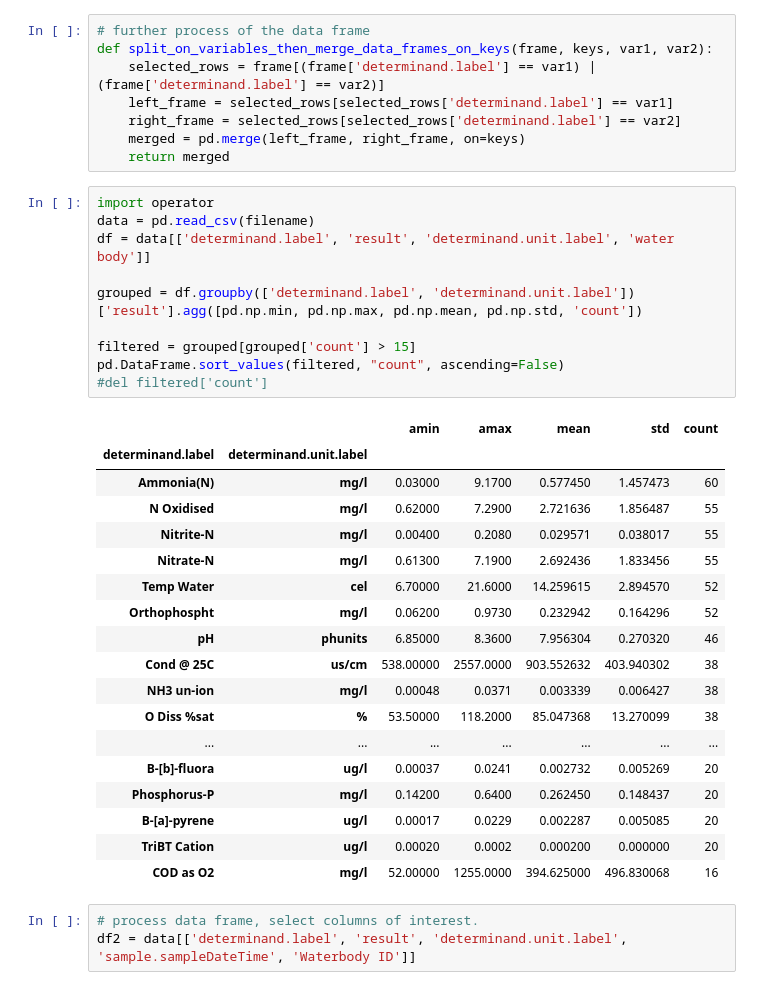
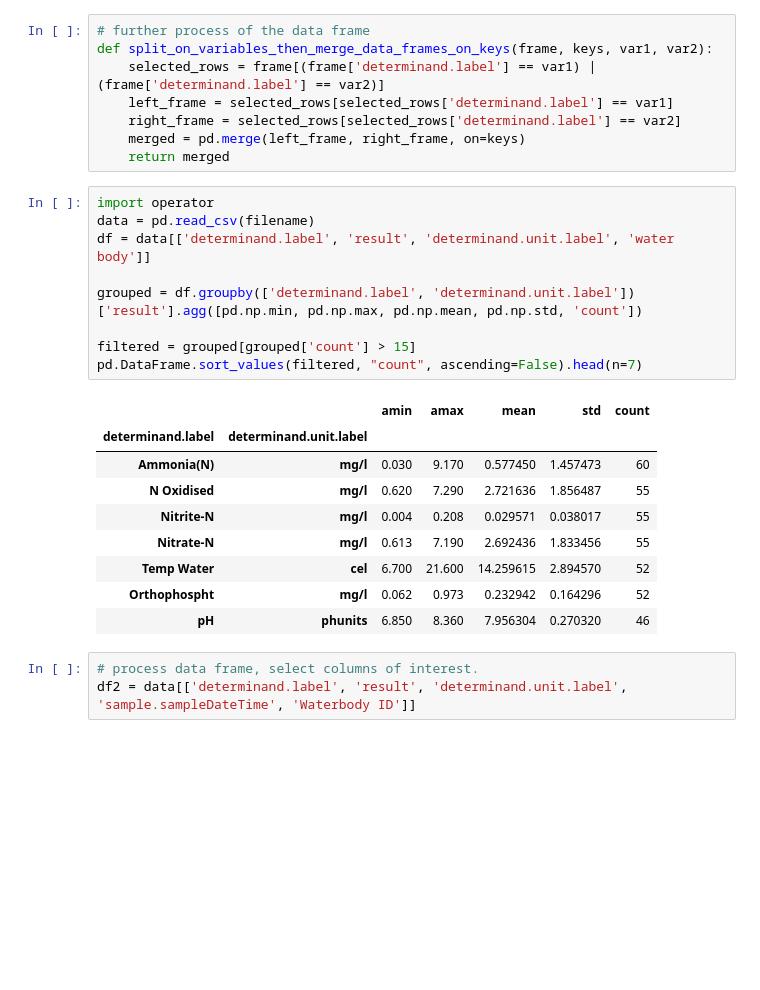
Before and after one commit to quelibrio/EnvironmentalThreatsApliedDataScience, a Jupyter notebook: water_quality.ipynb, the cells around one changed output. Drawn from its saved outputs; the diff is of its cells as text; blank space fills up the shorter version.

```diff
--- a/water_quality.ipynb
+++ b/water_quality.ipynb
@@ -54,32 +63,22 @@ def split_on_variables_then_merge_data_frames_on_keys(frame, keys, var1, var2):
 # %%
 import operator
 data = pd.read_csv(filename)
 df = data[['determinand.label', 'result', 'determinand.unit.label', 'water body']]
 
 grouped = df.groupby(['determinand.label', 'determinand.unit.label'])['result'].agg([pd.np.min, pd.np.max, pd.np.mean, pd.np.std, 'count'])
 
 filtered = grouped[grouped['count'] > 15]
-pd.DataFrame.sort_values(filtered, "count", ascending=False)
-#del filtered['count']
+pd.DataFrame.sort_values(filtered, "count", ascending=False).head(n=7)
 # %% [output]
 |  |  | amin | amax | mean | std | count |
 | determinand.label | determinand.unit.label |  |  |  |  |  |
-| Ammonia(N) | mg/l | 0.03000 | 9.1700 | 0.577450 | 1.457473 | 60 |
-| N Oxidised | mg/l | 0.62000 | 7.2900 | 2.721636 | 1.856487 | 55 |
-| Nitrite-N | mg/l | 0.00400 | 0.2080 | 0.029571 | 0.038017 | 55 |
-| Nitrate-N | mg/l | 0.61300 | 7.1900 | 2.692436 | 1.833456 | 55 |
-| Temp Water | cel | 6.70000 | 21.6000 | 14.259615 | 2.894570 | 52 |
-| Orthophospht | mg/l | 0.06200 | 0.9730 | 0.232942 | 0.164296 | 52 |
-| pH | phunits | 6.85000 | 8.3600 | 7.956304 | 0.270320 | 46 |
-| Cond @ 25C | us/cm | 538.00000 | 2557.0000 | 903.552632 | 403.940302 | 38 |
-| NH3 un-ion | mg/l | 0.00048 | 0.0371 | 0.003339 | 0.006427 | 38 |
-| O Diss %sat | % | 53.50000 | 118.2000 | 85.047368 | 13.270099 | 38 |
-| ... | ... | ... | ... | ... | ... | ... |
-| B-[b]-fluora | ug/l | 0.00037 | 0.0241 | 0.002732 | 0.005269 | 20 |
-| Phosphorus-P | mg/l | 0.14200 | 0.6400 | 0.262450 | 0.148437 | 20 |
-| B-[a]-pyrene | ug/l | 0.00017 | 0.0229 | 0.002287 | 0.005085 | 20 |
-| TriBT Cation | ug/l | 0.00020 | 0.0002 | 0.000200 | 0.000000 | 20 |
-| COD as O2 | mg/l | 52.00000 | 1255.0000 | 394.625000 | 496.830068 | 16 |
+| Ammonia(N) | mg/l | 0.030 | 9.170 | 0.577450 | 1.457473 | 60 |
+| N Oxidised | mg/l | 0.620 | 7.290 | 2.721636 | 1.856487 | 55 |
+| Nitrite-N | mg/l | 0.004 | 0.208 | 0.029571 | 0.038017 | 55 |
+| Nitrate-N | mg/l | 0.613 | 7.190 | 2.692436 | 1.833456 | 55 |
+| Temp Water | cel | 6.700 | 21.600 | 14.259615 | 2.894570 | 52 |
+| Orthophospht | mg/l | 0.062 | 0.973 | 0.232942 | 0.164296 | 52 |
+| pH | phunits | 6.850 | 8.360 | 7.956304 | 0.270320 | 46 |
 # %%
 # process data frame, select columns of interest.
 df2 = data[['determinand.label', 'result', 'determinand.unit.label', 'sample.sampleDateTime', 'Waterbody ID']]
```
Also changed, not shown: parts of 6 cells of this notebook.
